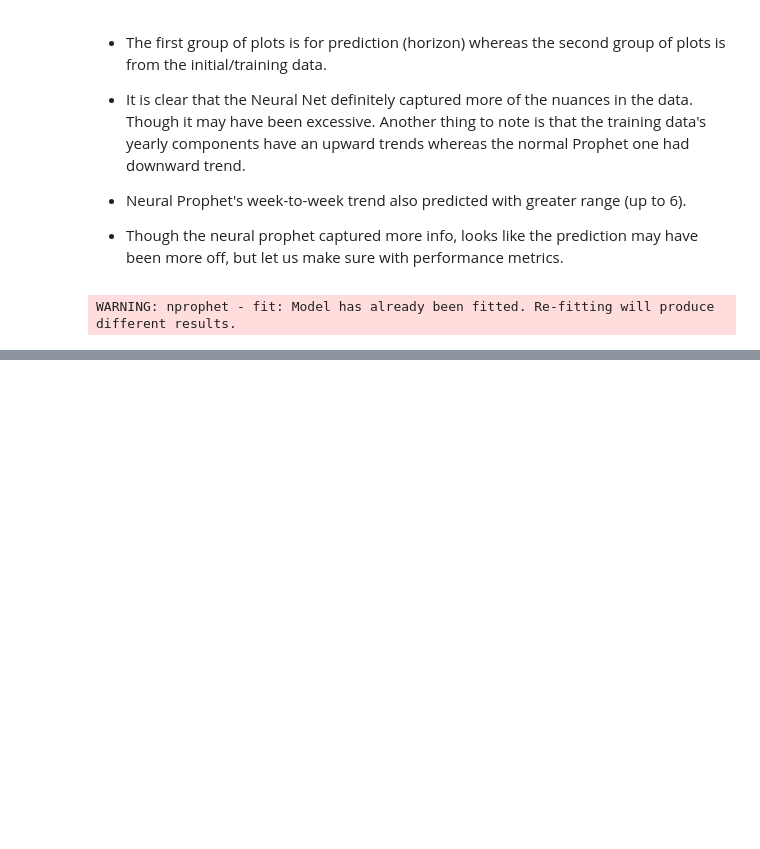
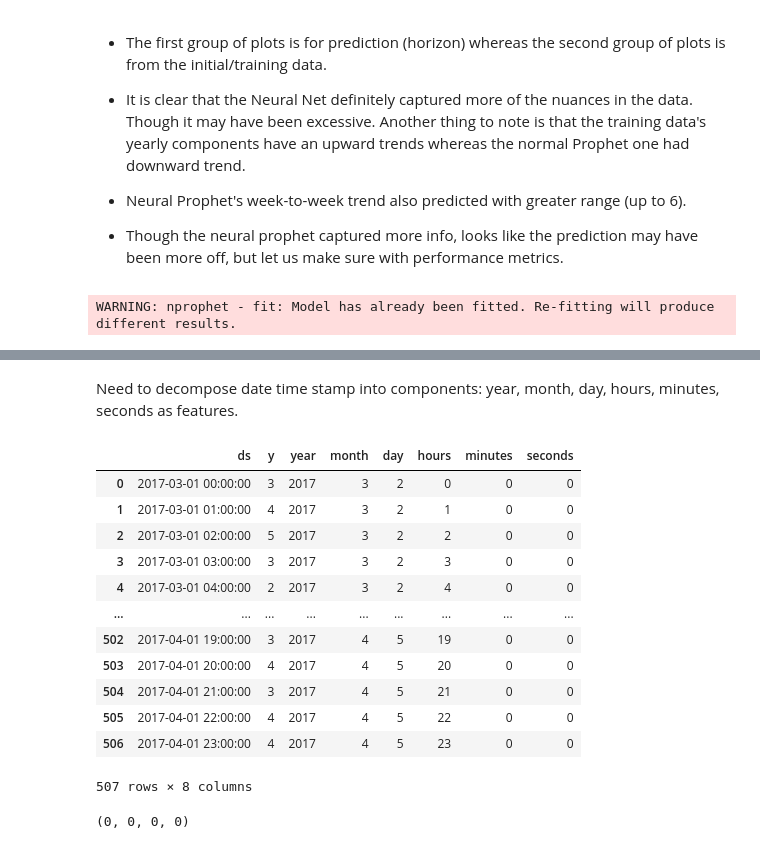
Before and after one commit to mindyng/Take-Homes, a Jupyter notebook: shipt-grocery-tech-supply-demand-forecasting.ipynb, the cells around one changed output, grey strips where cells are left out. Drawn from its saved outputs; the diff is of its cells as text; code cells hidden in the pictures; blank space fills up the shorter version.

```diff
--- a/shipt-grocery-tech-supply-demand-forecasting.ipynb
+++ b/shipt-grocery-tech-supply-demand-forecasting.ipynb
@@ -410,0 +456,29 @@ Though let us see if our forecasts can be better with other Time Series models.
+# %% [markdown]
+Need to decompose date time stamp into components: year, month, day, hours, minutes, seconds as features.
+# %%
+supply_df['year'] =  supply_df['ds'].dt.year
+supply_df['month'] = supply_df['ds'].dt.month
+supply_df['day'] = supply_df['ds'].dt.dayofweek
+supply_df['hours'] = supply_df['ds'].dt.hour
+supply_df['minutes'] = supply_df['ds'].dt.minute
+supply_df['seconds'] = supply_df['ds'].dt.second
+# %%
+supply_df
+# %% [output]
+|  | ds | y | year | month | day | hours | minutes | seconds |
+| 0 | 2017-03-01 00:00:00 | 3 | 2017 | 3 | 2 | 0 | 0 | 0 |
+| 1 | 2017-03-01 01:00:00 | 4 | 2017 | 3 | 2 | 1 | 0 | 0 |
+| 2 | 2017-03-01 02:00:00 | 5 | 2017 | 3 | 2 | 2 | 0 | 0 |
+| 3 | 2017-03-01 03:00:00 | 3 | 2017 | 3 | 2 | 3 | 0 | 0 |
+| 4 | 2017-03-01 04:00:00 | 2 | 2017 | 3 | 2 | 4 | 0 | 0 |
+| ... | ... | ... | ... | ... | ... | ... | ... | ... |
+| 502 | 2017-04-01 19:00:00 | 3 | 2017 | 4 | 5 | 19 | 0 | 0 |
+| 503 | 2017-04-01 20:00:00 | 4 | 2017 | 4 | 5 | 20 | 0 | 0 |
+| 504 | 2017-04-01 21:00:00 | 3 | 2017 | 4 | 5 | 21 | 0 | 0 |
+| 505 | 2017-04-01 22:00:00 | 4 | 2017 | 4 | 5 | 22 | 0 | 0 |
+| 506 | 2017-04-01 23:00:00 | 4 | 2017 | 4 | 5 | 23 | 0 | 0 |
+507 rows × 8 columns
+# %%
+supply_df.minutes.min(),supply_df.minutes.max(),supply_df.seconds.min(),supply_df.seconds.max()
+# %% [output]
+(0, 0, 0, 0)
```
Also changed, not shown: parts of 21 cells of this notebook.
